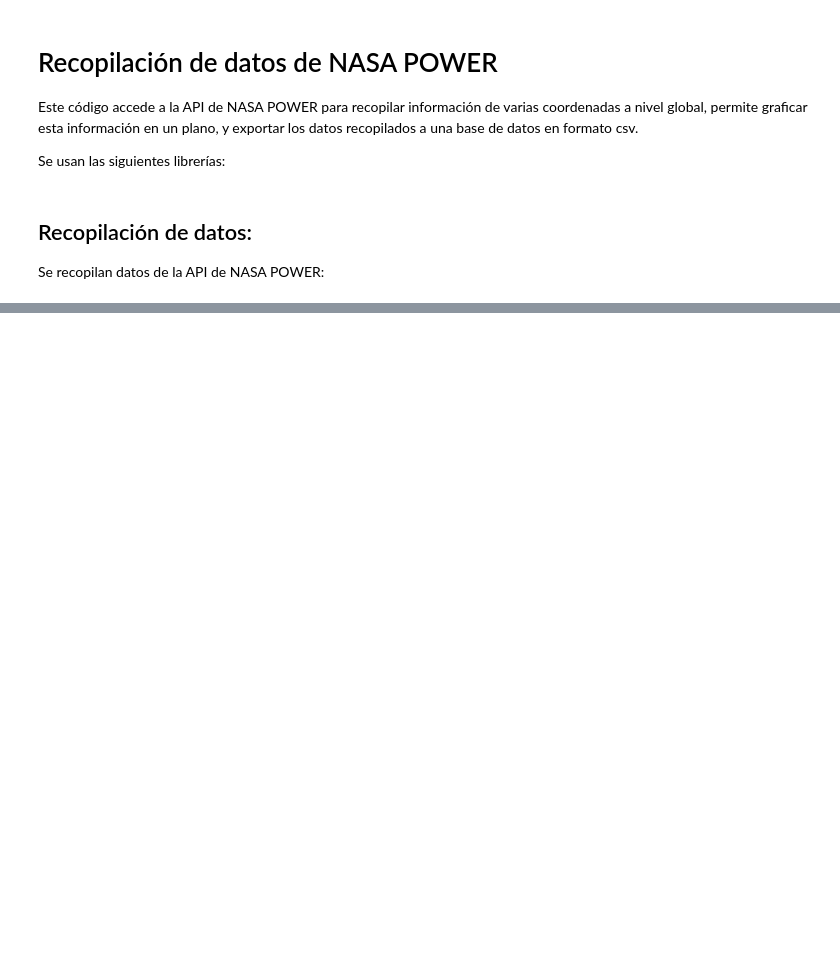
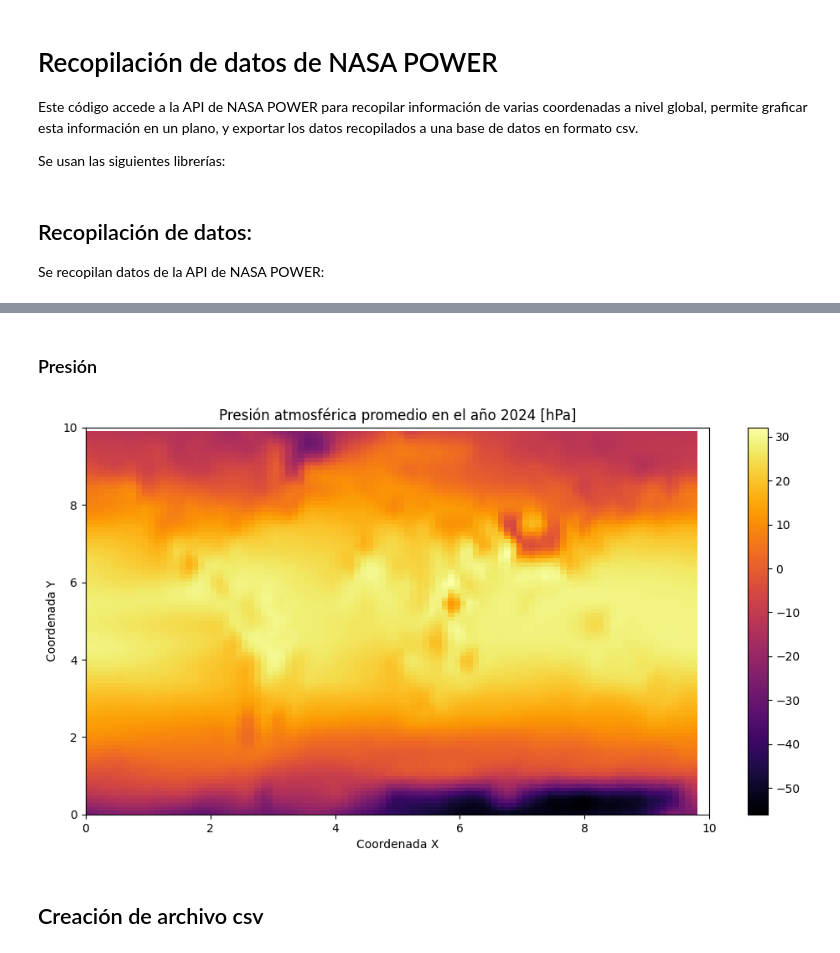
Before and after one commit to MartinWilckens/Coiponautas, a Jupyter notebook: recopilación_datos.ipynb, the cells around one changed output, grey strips where cells are left out. Cells and saved outputs as stored; diff of their text form; code cells hidden in the pictures; blank space fills up the shorter version.

```diff
--- a/recopilación_datos.ipynb
+++ b/recopilación_datos.ipynb
@@ -51,2 +102,24 @@ plt.colorbar()
+# %% [markdown]
+### Presión
+# %%
+plt.rcParams['figure.figsize'] = [12,6]
+plt.xlabel('Coordenada X')
+plt.ylabel('Coordenada Y')
+plt.title('Presión atmosférica promedio en el año 2024 [hPa]')
+
+N = 30j
+extent = (np.min([i[1] for i in puntos]),np.max([i[1] for i in puntos]),np.min([i[0] for i in puntos]),np.max([i[0] for i in puntos]))
+xs,ys = np.mgrid[extent[0]:extent[1]:N, extent[2]:extent[3]:N]
+
+grid_x, grid_y = np.mgrid[-160:180:100j, -80:80:100j]
+
+grid_temp = griddata(([i[1] for i in puntos], [i[0] for i in puntos]), presiones, (grid_x, grid_y), method='cubic')
+
+plt.imshow(grid_temp.T, extent=(0, 10, 0, 10), origin='lower', cmap='inferno', aspect='auto')
+plt.colorbar()
+
+plt.savefig('Presión.svg', format='svg')
+# %% [output]
+[figure, added]
 # %% [markdown]
-##
+## Creación de archivo csv
```
Also changed, not shown: parts of 6 cells of this notebook.
